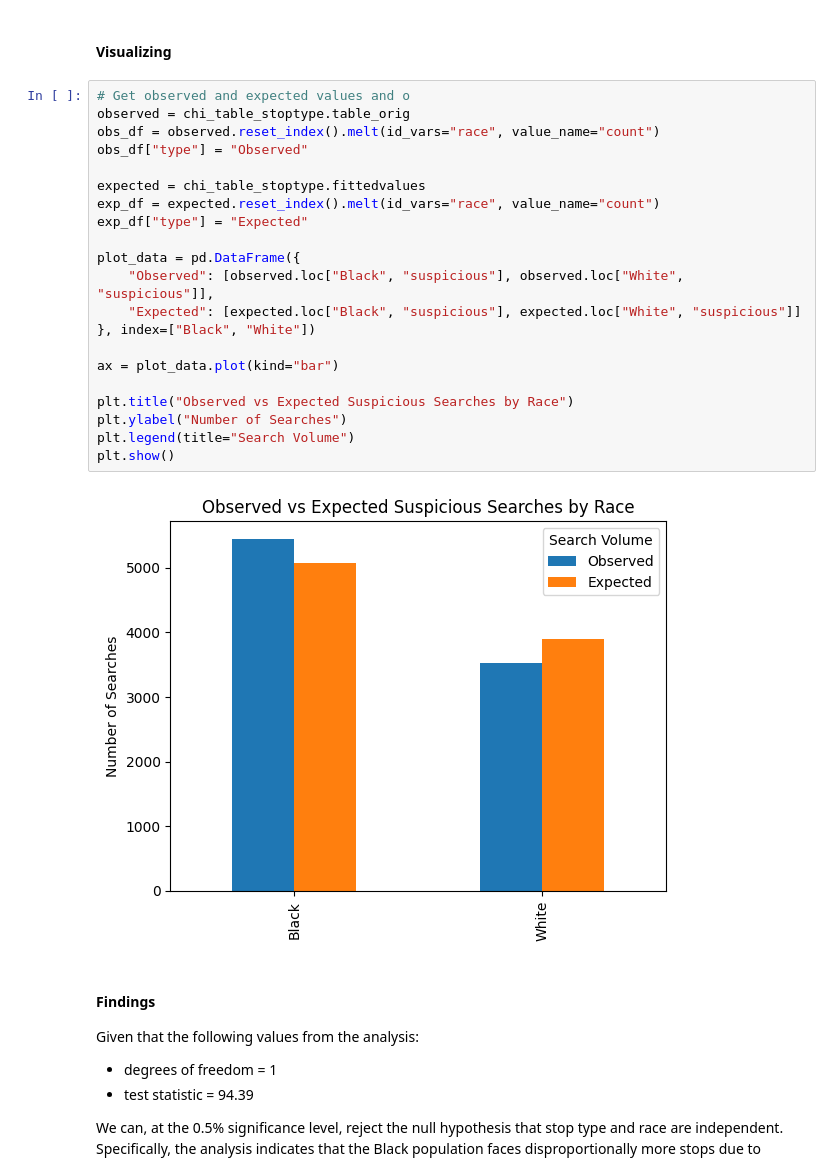
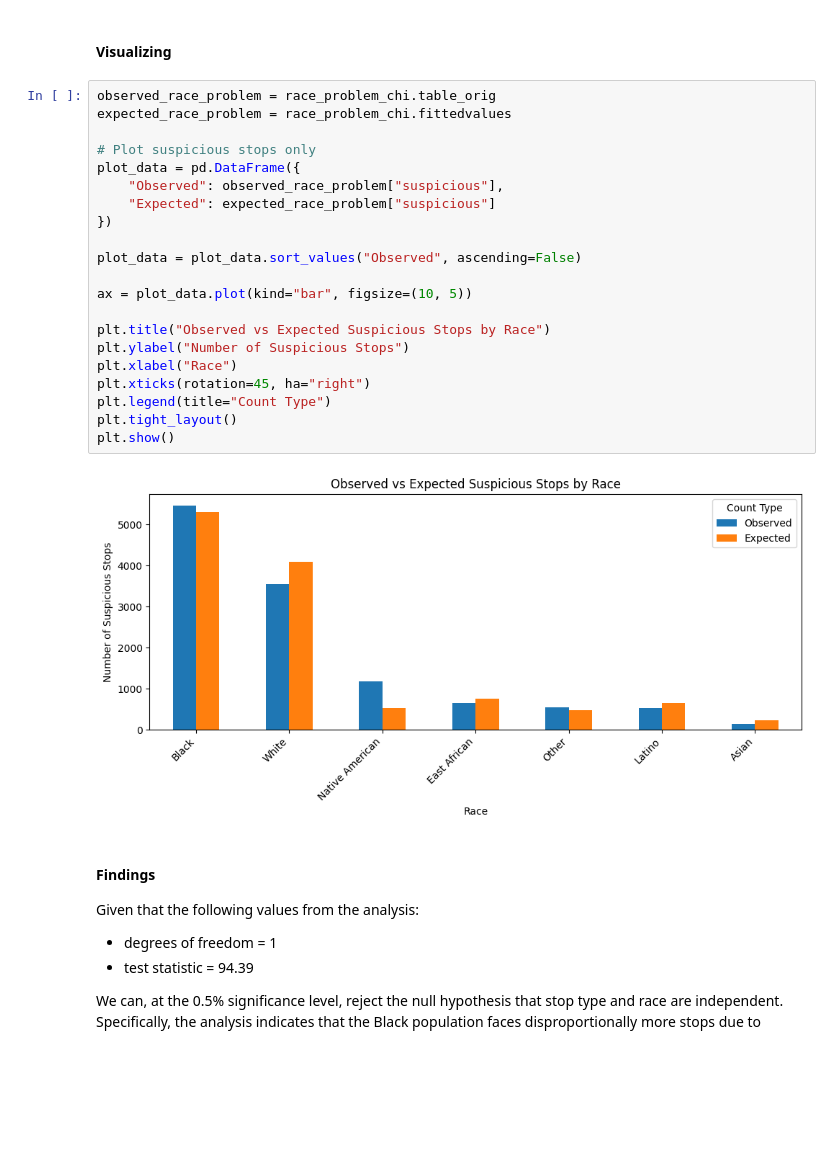
Before and after one commit to feliperapacci/MplsStops-Analysis, a Jupyter notebook: MplsStopsExploration.ipynb, the cells around one changed output. Saved outputs shown, nothing was run; the diff lists cells and outputs as text; blank space fills up the shorter version.

```diff
--- a/MplsStopsExploration.ipynb
+++ b/MplsStopsExploration.ipynb
@@ -374,28 +542,28 @@ P-Value: 0.0000
 # %% [markdown]
 #### Visualizing
 # %%
-# Get observed and expected values and o
-observed = chi_table_stoptype.table_orig
-obs_df = observed.reset_index().melt(id_vars="race", value_name="count")
-obs_df["type"] = "Observed"
+observed_race_problem = race_problem_chi.table_orig
+expected_race_problem = race_problem_chi.fittedvalues
 
-expected = chi_table_stoptype.fittedvalues
-exp_df = expected.reset_index().melt(id_vars="race", value_name="count")
-exp_df["type"] = "Expected"
+# Plot suspicious stops only
+plot_data = pd.DataFrame({
+    "Observed": observed_race_problem["suspicious"],
+    "Expected": expected_race_problem["suspicious"]
+})
 
-plot_data = pd.DataFrame({
-    "Observed": [observed.loc["Black", "suspicious"], observed.loc["White", "suspicious"]],
-    "Expected": [expected.loc["Black", "suspicious"], expected.loc["White", "suspicious"]]
-}, index=["Black", "White"])
+plot_data = plot_data.sort_values("Observed", ascending=False)
 
-ax = plot_data.plot(kind="bar")
+ax = plot_data.plot(kind="bar", figsize=(10, 5))
 
-plt.title("Observed vs Expected Suspicious Searches by Race")
-plt.ylabel("Number of Searches")
-plt.legend(title="Search Volume")
+plt.title("Observed vs Expected Suspicious Stops by Race")
+plt.ylabel("Number of Suspicious Stops")
+plt.xlabel("Race")
+plt.xticks(rotation=45, ha="right")
+plt.legend(title="Count Type")
+plt.tight_layout()
 plt.show()
 # %% [output]
-[figure, old version]
+[figure, new version]
 # %% [markdown]
 #### Findings
 
```
Also changed, not shown: parts of 15 cells of this notebook.
